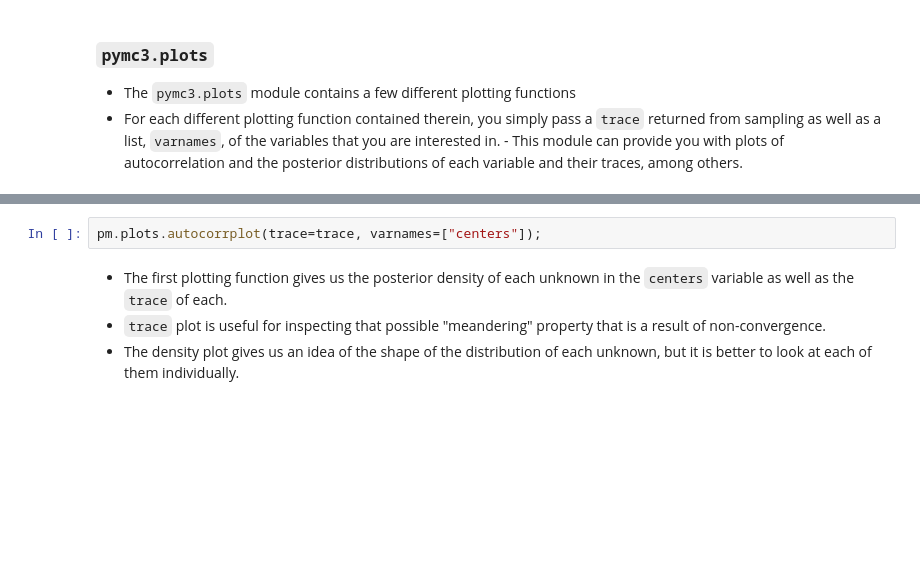
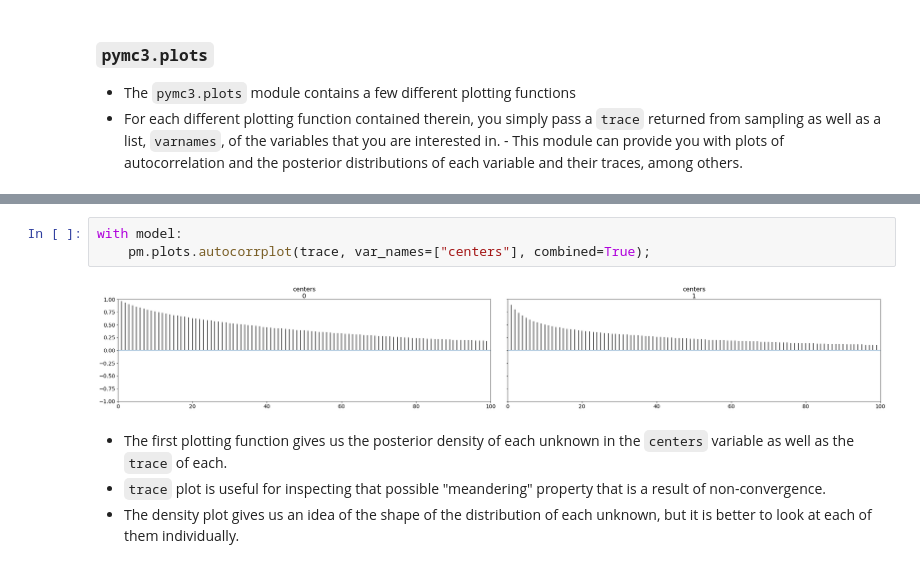
Before and after one commit to cmencar/Probabilistic-Programming-and-Bayesian-Methods-for-Hackers, a Jupyter notebook: Chapter3_MCMC/TII-03.ipynb, the cells around one changed output, grey strips where cells are left out. Cells and saved outputs as stored; diff of their text form; blank space fills up the shorter version.

```diff
--- a/Chapter3_MCMC/TII-03.ipynb
+++ b/Chapter3_MCMC/TII-03.ipynb
@@ -998,5 +1005,8 @@ pm.plots.autocorrplot(trace=trace, varnames=["centers"]);
 # %%
-pm.plots.autocorrplot(trace=trace, varnames=["centers"]);
+with model:
+    pm.plots.autocorrplot(trace, var_names=["centers"], combined=True);
+# %% [output]
+[figure, added]
 # %% [markdown]
 - The first plotting function gives us the posterior density of each unknown in the `centers` variable as well as the `trace` of each.
 - `trace` plot is useful for inspecting that possible "meandering" property that is a result of non-convergence.
```
Also changed, not shown: parts of 3 cells of this notebook, 1 other file.
